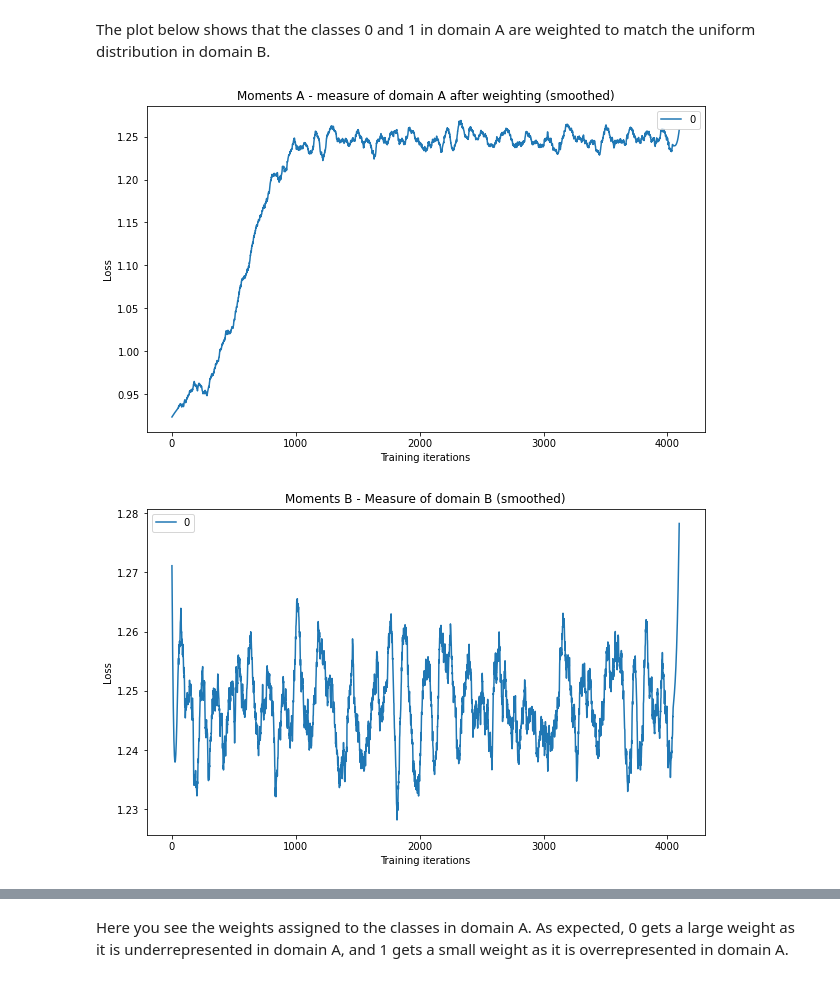
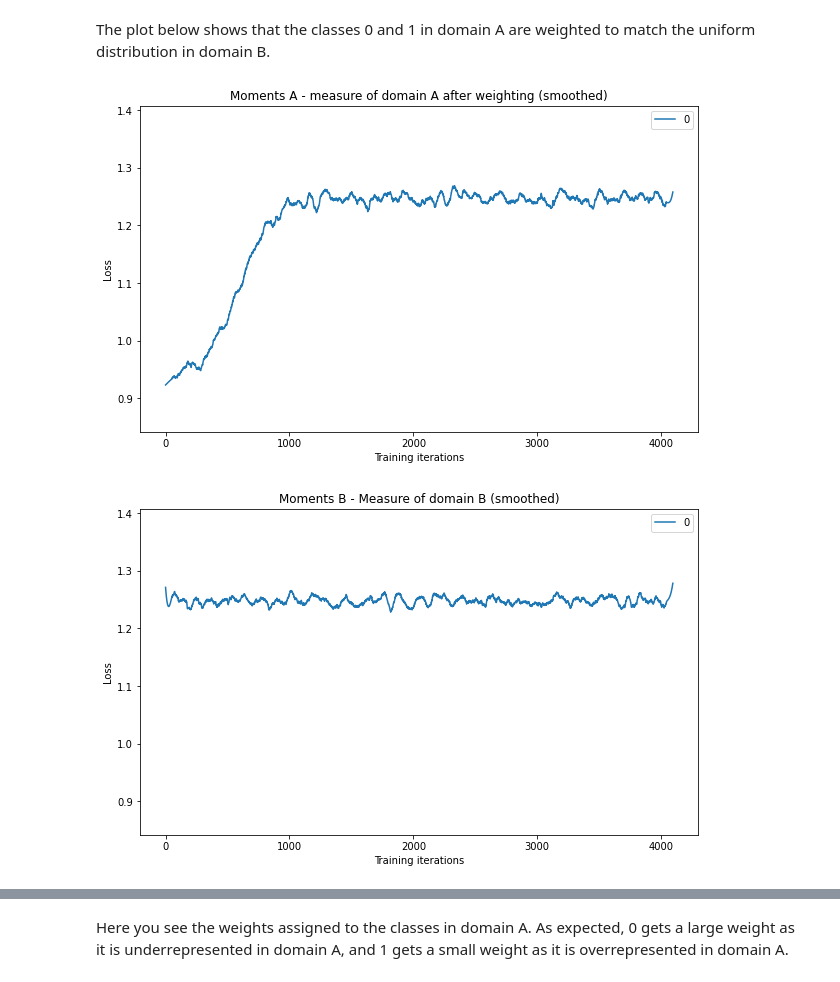
Before and after one commit to MichelleAppel/distribution-aware-image-to-image-translation, a Jupyter notebook: toy_examples/n_centered_moment.ipynb, the cells around one changed output, grey strips where cells are left out. Saved outputs shown, nothing was run; the diff lists cells and outputs as text; code cells hidden in the pictures.

```diff
--- a/toy_examples/n_centered_moment.ipynb
+++ b/toy_examples/n_centered_moment.ipynb
@@ -222,30 +222,28 @@ plt.show()
 # %% [markdown]
 The plot below shows that the classes 0 and 1 in domain A are weighted to match the uniform distribution in domain B.
 # %%
-ymax = 2*max(dataset_A.distribution)
-
 plt.figure(figsize=(10,6))
 plt.title('Moments A - measure of domain A after weighting (smoothed)')
 plt.xlabel('Training iterations')
 plt.ylabel('Loss')
-# plt.ylim(ymax = ymax, ymin = 0)
+plt.ylim(ymax = max(moments_A), ymin = min(moments_A))
 smoothed_Lmin = signal.savgol_filter(moments_A,101,3,axis=0)
 plt.plot(smoothed_Lmin)
 plt.legend(np.arange(len(dataset_A.distribution)))
 plt.show()
 
 plt.figure(figsize=(10,6))
 plt.title('Moments B - Measure of domain B (smoothed)')
 plt.xlabel('Training iterations')
 plt.ylabel('Loss')
-# plt.ylim(ymax = ymax, ymin = 0)
+plt.ylim(ymax = max(moments_A), ymin = min(moments_A))
 smoothed_Lplus = signal.savgol_filter(moments_B,101,3,axis=0)
 plt.plot(smoothed_Lplus)
 plt.legend(np.arange(len(dataset_A.distribution)))
 plt.show()
 # %% [output]
-[figure, old version]
+[figure, new version]
-[figure, old version]
+[figure, new version]
 # %%
 plt.figure(figsize=(10,6))
 plt.title('Mean of domain A after weighting (smoothed)')
```
Also changed, not shown: parts of 3 cells of this notebook.
